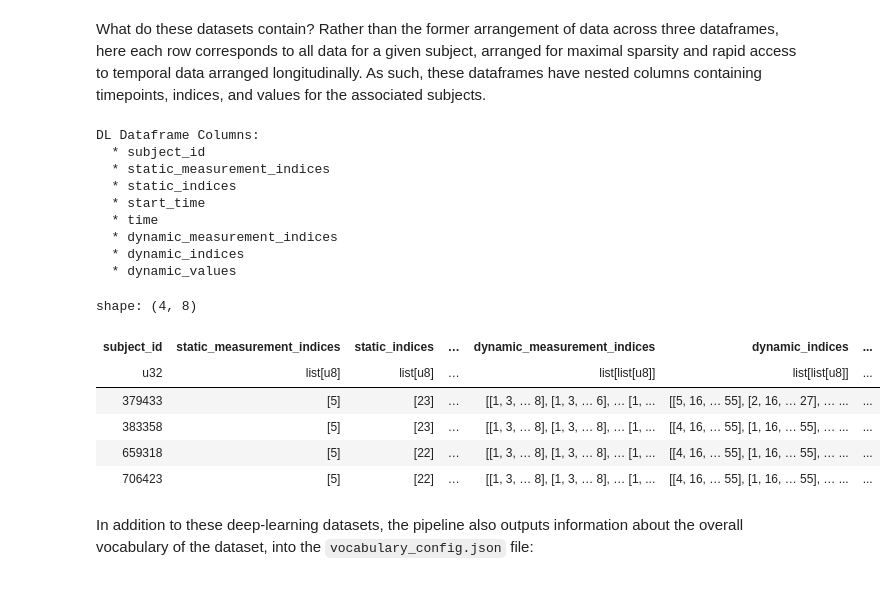
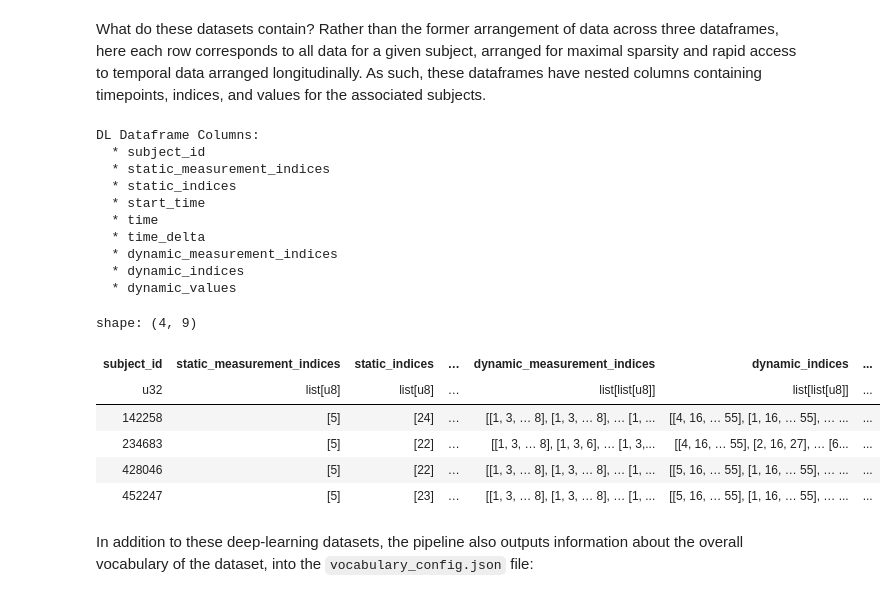
Before and after one commit to mmcdermott/EventStreamGPT, a Jupyter notebook: sample_data/examine_synthetic_data.ipynb, the cells around one changed output. Saved outputs shown, nothing was run; the diff lists cells and outputs as text; code cells hidden in the pictures.

```diff
--- a/sample_data/examine_synthetic_data.ipynb
+++ b/sample_data/examine_synthetic_data.ipynb
@@ -702,26 +706,27 @@ held_out_0.parquet  train_0.parquet  tuning_0.parquet
 # %% [markdown]
 What do these datasets contain? Rather than the former arrangement of data across three dataframes, here each row corresponds to all data for a given subject, arranged for maximal sparsity and rapid access to temporal data arranged longitudinally. As such, these dataframes have nested columns containing timepoints, indices, and values for the associated subjects.
 # %%
-df = pl.scan_parquet('sample_data/processed/sample/DL_reps/tuning_*.parquet')
+df = pl.scan_parquet('sample_data/processed/sample/DL_reps/tuning/*.parquet')
 print("DL Dataframe Columns:\n  * " + '\n  * '.join(df.columns))
 display(df.head(4).collect())
 # %% [output]
 DL Dataframe Columns:
   * subject_id
   * static_measurement_indices
   * static_indices
   * start_time
   * time
+  * time_delta
   * dynamic_measurement_indices
   * dynamic_indices
   * dynamic_values
-shape: (4, 8)
+shape: (4, 9)
 | subject_id | static_measurement_indices | static_indices | … | dynamic_measurement_indices | dynamic_indices | ... |
 | u32 | list[u8] | list[u8] | … | list[list[u8]] | list[list[u8]] | ... |
-| 379433 | [5] | [23] | … | [[1, 3, … 8], [1, 3, … 6], … [1, ... | [[5, 16, … 55], [2, 16, … 27], … ... | ... |
-| 383358 | [5] | [23] | … | [[1, 3, … 8], [1, 3, … 8], … [1, ... | [[4, 16, … 55], [1, 16, … 55], … ... | ... |
-| 659318 | [5] | [22] | … | [[1, 3, … 8], [1, 3, … 8], … [1, ... | [[4, 16, … 55], [1, 16, … 55], … ... | ... |
-| 706423 | [5] | [22] | … | [[1, 3, … 8], [1, 3, … 8], … [1, ... | [[4, 16, … 55], [1, 16, … 55], … ... | ... |
+| 142258 | [5] | [24] | … | [[1, 3, … 8], [1, 3, … 8], … [1, ... | [[4, 16, … 55], [1, 16, … 55], … ... | ... |
+| 234683 | [5] | [22] | … | [[1, 3, … 8], [1, 3, 6], … [1, 3,... | [[4, 16, … 55], [2, 16, 27], … [6... | ... |
+| 428046 | [5] | [22] | … | [[1, 3, … 8], [1, 3, … 8], … [1, ... | [[5, 16, … 55], [1, 16, … 55], … ... | ... |
+| 452247 | [5] | [23] | … | [[1, 3, … 8], [1, 3, … 8], … [1, ... | [[5, 16, … 55], [1, 16, … 55], … ... | ... |
 # %% [markdown]
 In addition to these deep-learning datasets, the pipeline also outputs information about the overall vocabulary of the dataset, into the `vocabulary_config.json` file:
 # %%
```
Also changed, not shown: parts of 60 cells of this notebook, 6 other files.
